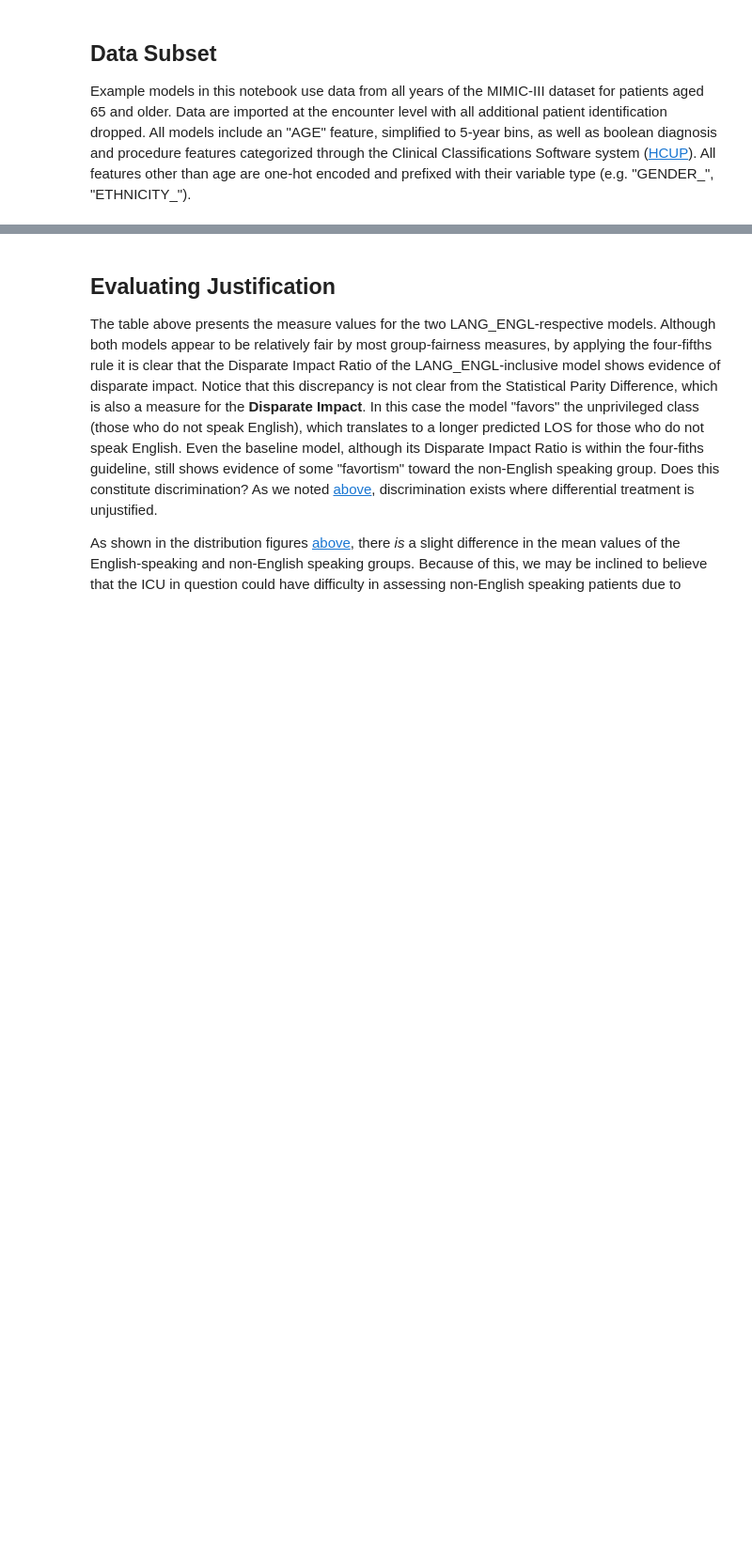
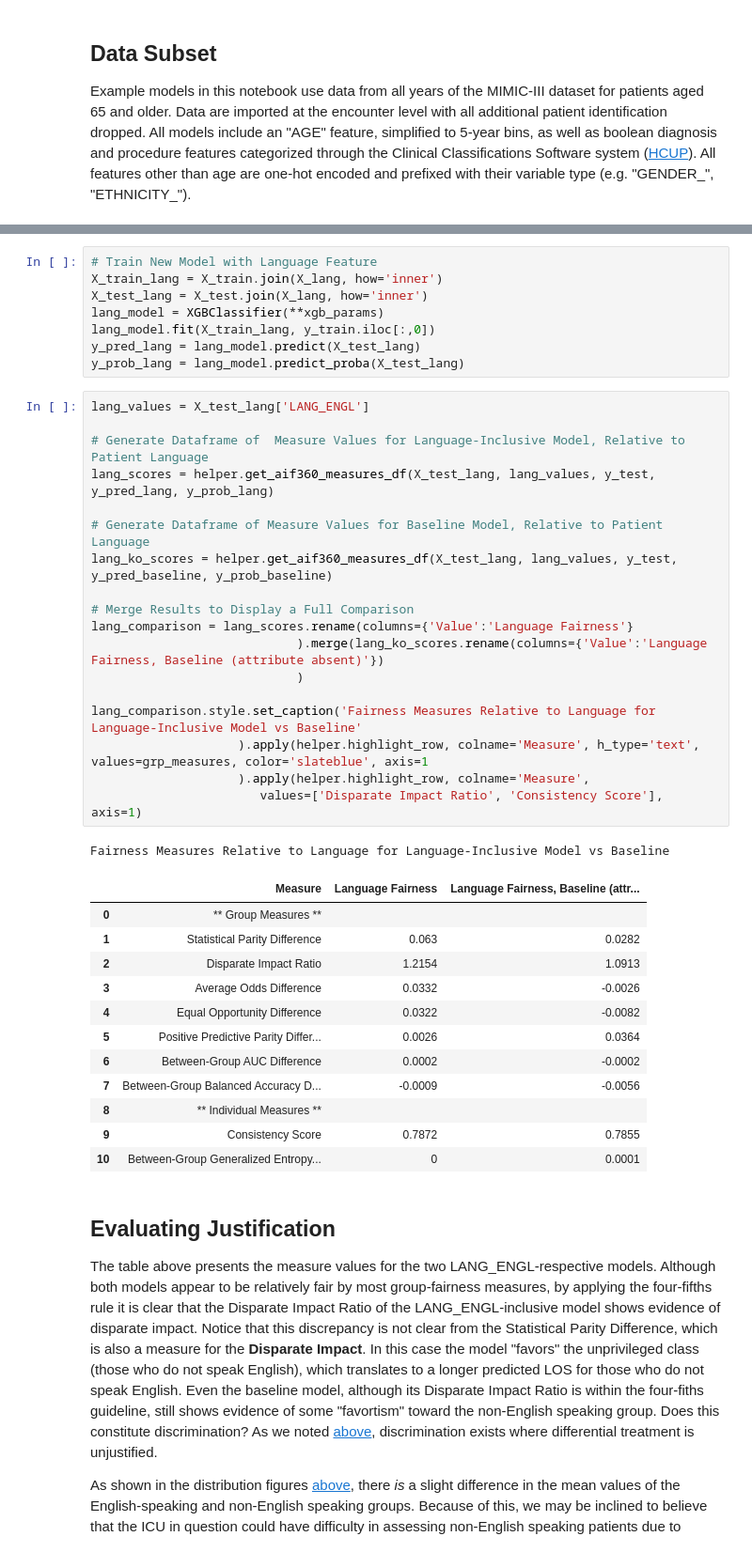
Before and after one commit to KenSciResearch/fairMLHealth, a Jupyter notebook: tutorial/kdd_fairness_in_healthcare_tutorial.ipynb, the cells around one changed output, grey strips where cells are left out. Shown: that part at 94% size. Cells and saved outputs as stored; diff of their text form; blank space fills up the shorter version.

```diff
--- a/tutorial/kdd_fairness_in_healthcare_tutorial.ipynb
+++ b/tutorial/kdd_fairness_in_healthcare_tutorial.ipynb
@@ -511,3 +548,43 @@ lang_comparison
+# %%
+# Train New Model with Language Feature
+X_train_lang = X_train.join(X_lang, how='inner')
+X_test_lang = X_test.join(X_lang, how='inner')
+lang_model = XGBClassifier(**xgb_params)
+lang_model.fit(X_train_lang, y_train.iloc[:,0])
+y_pred_lang = lang_model.predict(X_test_lang)
+y_prob_lang = lang_model.predict_proba(X_test_lang)
+# %%
+lang_values = X_test_lang['LANG_ENGL']
+
+# Generate Dataframe of  Measure Values for Language-Inclusive Model, Relative to Patient Language
+lang_scores = helper.get_aif360_measures_df(X_test_lang, lang_values, y_test, y_pred_lang, y_prob_lang)
+
+# Generate Dataframe of Measure Values for Baseline Model, Relative to Patient Language
+lang_ko_scores = helper.get_aif360_measures_df(X_test_lang, lang_values, y_test, y_pred_baseline, y_prob_baseline)
+
+# Merge Results to Display a Full Comparison
+lang_comparison = lang_scores.rename(columns={'Value':'Language Fairness'}
+                            ).merge(lang_ko_scores.rename(columns={'Value':'Language Fairness, Baseline (attribute absent)'})
+                            )
+
+lang_comparison.style.set_caption('Fairness Measures Relative to Language for Language-Inclusive Model vs Baseline'
+                    ).apply(helper.highlight_row, colname='Measure', h_type='text', values=grp_measures, color='slateblue', axis=1
+                    ).apply(helper.highlight_row, colname='Measure',
+                       values=['Disparate Impact Ratio', 'Consistency Score'], axis=1)
+# %% [output]
+Fairness Measures Relative to Language for Language-Inclusive Model vs Baseline
+|  | Measure | Language Fairness | Language Fairness, Baseline (attr... |
+| 0 | ** Group Measures ** |  |  |
+| 1 | Statistical Parity Difference | 0.063 | 0.0282 |
+| 2 | Disparate Impact Ratio | 1.2154 | 1.0913 |
+| 3 | Average Odds Difference | 0.0332 | -0.0026 |
+| 4 | Equal Opportunity Difference | 0.0322 | -0.0082 |
+| 5 | Positive Predictive Parity Differ... | 0.0026 | 0.0364 |
+| 6 | Between-Group AUC Difference | 0.0002 | -0.0002 |
+| 7 | Between-Group Balanced Accuracy D... | -0.0009 | -0.0056 |
+| 8 | ** Individual Measures ** |  |  |
+| 9 | Consistency Score | 0.7872 | 0.7855 |
+| 10 | Between-Group Generalized Entropy... | 0 | 0.0001 |
 # %% [markdown]
 ## Evaluating Justification
 The table above presents the measure values for the two LANG_ENGL-respective models. Although both models appear to be relatively fair by most group-fairness measures, by applying the four-fifths rule it is clear that the Disparate Impact Ratio of the LANG_ENGL-inclusive model shows evidence of disparate impact. Notice that this discrepancy is not clear from the Statistical Parity Difference, which is also a measure for the **Disparate Impact**. In this case the model "favors" the unprivileged class (those who do not speak English), which translates to a longer predicted LOS for those who do not speak English. Even the baseline model, although its Disparate Impact Ratio is within the four-fiths guideline, still shows evidence of some "favortism" toward the non-English speaking group. Does this constitute discrimination? As we noted [above](#disparateimpact), discrimination exists where differential treatment is unjustified.
```
Also changed, not shown: parts of 77 cells of this notebook, 3 other files.
